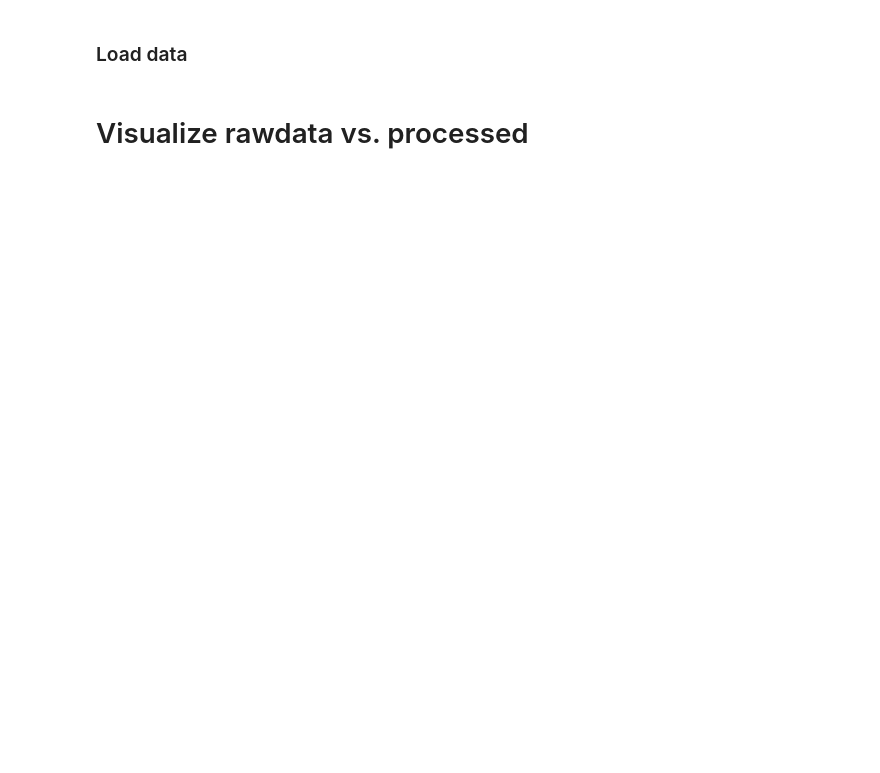
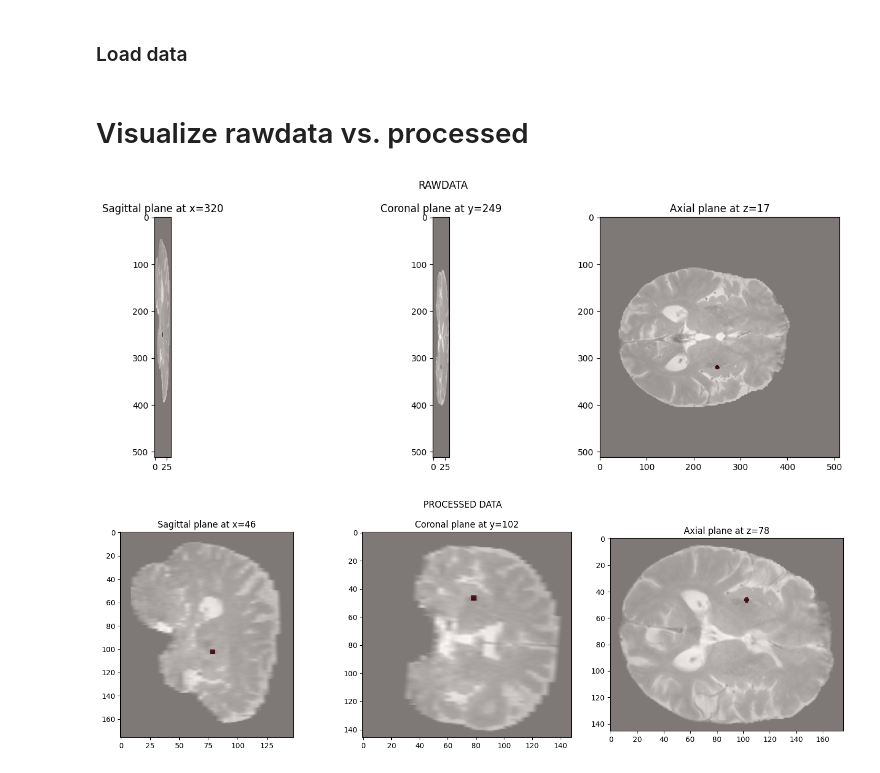
Before and after one commit to jorgedelpozolerida/Segmentation_CMB, a Jupyter notebook: scripts/quick_visualization.ipynb, the cells around one changed output. Cells and saved outputs as stored; diff of their text form; code cells hidden in the pictures; blank space fills up the shorter version.

Commit message:
fix visualizaiton

```diff
--- a/scripts/quick_visualization.ipynb
+++ b/scripts/quick_visualization.ipynb
@@ -11,20 +12,23 @@ import pickle
 # %%
 def read_all_niftis_raw(sub, data_dir):
-    mask = nib.load(f"{data_dir}/sub-{sub}/sub-{sub}_space-T2S_CMB.nii.gz")
-    t2s = nib.load(f"{data_dir}/sub-{sub}/sub-{sub}_space-T2S_desc-masked_T2S.nii.gz")
-    t2 = nib.load(f"{data_dir}/sub-{sub}/sub-{sub}_space-T2S_desc-masked_T2.nii.gz")
-    t1 = nib.load(f"{data_dir}/sub-{sub}/sub-{sub}_space-T2S_desc-masked_T1.nii.gz")
+    sub_dir = f"{data_dir}/sub-{sub}"
+    mask = nib.load(f"{sub_dir}/sub-{sub}_space-T2S_CMB.nii.gz")
+    t2s = nib.load(f"{sub_dir}/sub-{sub}_space-T2S_desc-masked_T2S.nii.gz")
+    t2 = nib.load(f"{sub_dir}/sub-{sub}_space-T2S_desc-masked_T2.nii.gz")
+    t1 = nib.load(f"{sub_dir}/sub-{sub}_space-T2S_desc-masked_T1.nii.gz")
 
     return mask, t2s, t2, t1
 
 
 def read_data_processed(sub, data_dir):
 
-    cmb, mri = nib.load(f"{data_dir}/Annotations/sub-{sub}.nii.gz"), nib.load(f"{data_dir}/MRIs/sub-{sub}.nii.gz")
-    with open(f"{data_dir}/Annotations_metadata/sub-{sub}_raw.pkl", "rb") as file:
-        metadata_raw = pickle.load(file)
-    with open(f"{data_dir}/Annotations_metadata/sub-{sub}_processed.pkl", "rb") as file:
-        metadata_processed = pickle.load(file)
+    sub_dir = f"{data_dir}/sub-{sub}"
+    cmb, mri = nib.load(f"{sub_dir}/Annotations/sub-{sub}.nii.gz"), \
+                    nib.load(f"{sub_dir}/MRIs/sub-{sub}.nii.gz")
+    with open(f"{sub_dir}/Annotations_metadata/sub-{sub}_raw.json", "rb") as file:
+        metadata_raw = json.load(file)
+    with open(f"{sub_dir}/Annotations_metadata/sub-{sub}_processed.json", "rb") as file:
+        metadata_processed = json.load(file)
 
     return cmb, mri, metadata_raw, metadata_processed
 
@@ -61,14 +65,19 @@ sub = 102
 
 # rawdata
 data_dir = "/datadrive_m2/jorge/data/VALDO"
+data_dir = "/home/cerebriu/data/datasets/VALDO"
 mask, t2s, t2, t1 = read_all_niftis_raw(sub, data_dir)
 
 # newdata
 data_dir = "/datadrive_m2/jorge/TEST/VALDO/Data"
+data_dir = "/home/cerebriu/data/datasets/VALDO_processed/VALDO_processed/Data"
 cmb, mri, metadata_raw, metadata_processed = read_data_processed(sub, data_dir)
 # %% [markdown]
 # Visualize rawdata vs. processed
 # %%
-for coords_old, coords_new in zip(metadata_raw['T2S'][0], metadata_pro['T2S'][0]):
+for coords_old, coords_new in zip(metadata_raw['T2S']['centers_of_mass'], metadata_processed['T2S']['centers_of_mass']):
     plot_mask_on_image(t2s.get_fdata()[:, :, :], mask.get_fdata()[:, :, :], cm_coords=coords_old, alpha=0.5, title="RAWDATA")
-    plot_mask_on_image(mri.get_fdata()[:, :, :, 0], cmb.get_fdata()[:, :, :, 0], cm_coords=coords_new, alpha=0.5, title="PROCESSED DATA")
+    plot_mask_on_image(mri.get_fdata()[:, :, :, 0], cmb.get_fdata()[:, :, :], cm_coords=coords_new, alpha=0.5, title="PROCESSED DATA")
+# %% [output]
+[figure, added]
+[figure, added]
```
Also changed, not shown: parts of 1 cell of this notebook.
